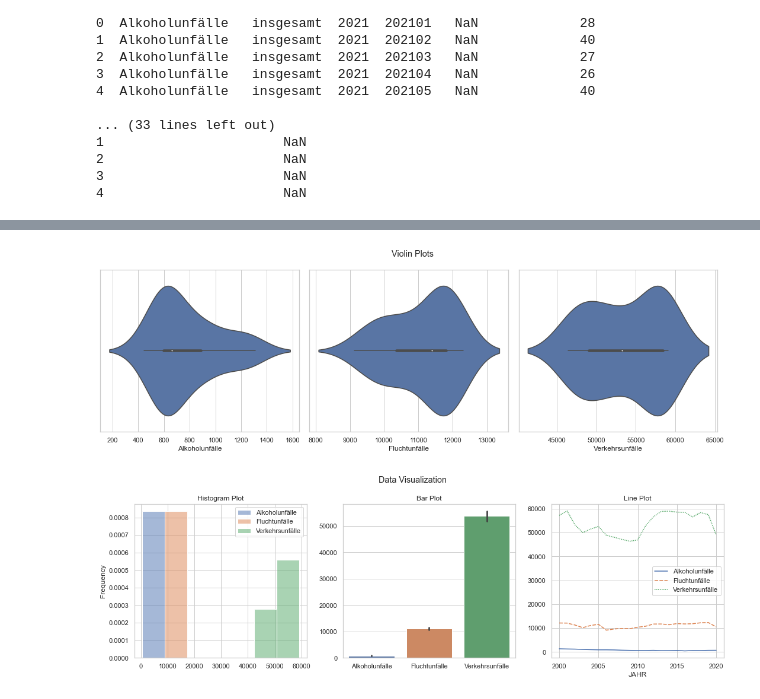
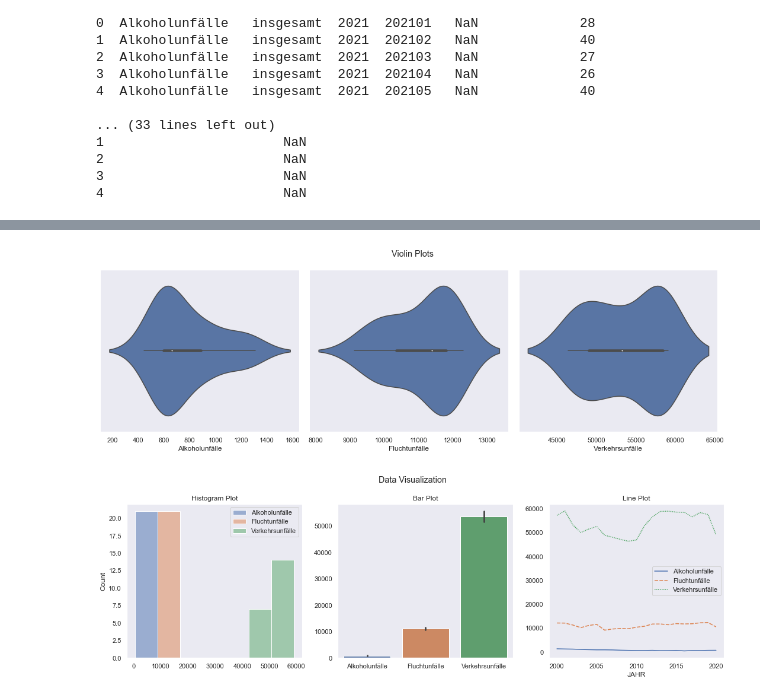
Before and after one commit to qadadri/Digital-Product-School-Challenge, a Jupyter notebook: data_preprocessing_and_visualization.ipynb, the cells around one changed output, grey strips where cells are left out. Saved outputs shown, nothing was run; the diff lists cells and outputs as text; code cells hidden in the pictures.

```diff
--- a/data_preprocessing_and_visualization.ipynb
+++ b/data_preprocessing_and_visualization.ipynb
@@ -114,35 +114,34 @@ plot_data = plot_data.unstack(level = 1) # Let's unstack our data to be able to
 #print(plot_data)
 #print("\n\n")
 
 plot_data.columns = ['Alkoholunfälle', 'Fluchtunfälle', 'Verkehrsunfälle'] # Renaming our columns
 
 sns.set_style('dark')
 
 fig, axes = plt.subplots(1, 3, figsize=(15, 5))
 fig.suptitle('Violin Plots')
-i = 0
-for col in plot_data.columns:
+
+for i,col in enumerate(plot_data.columns):
     sns.violinplot(ax=axes[i], x = plot_data[col])
-    i += 1
 
 fig.tight_layout()
 
 fig, axes = plt.subplots(1, 3, figsize=(15, 5))
 fig.suptitle('Data Visualization')
 
 # Histogram Plot
-sns.histplot(ax=axes[0], data = plot_data, stat = 'frequency')
+sns.histplot(ax=axes[0], data = plot_data, stat = 'count')
 axes[0].set_title("Histogram Plot");
 
 # Bar Plot
 sns.barplot(ax=axes[1], data = plot_data)
 axes[1].set_title("Bar Plot");
 
 # Line Plot
 sns.lineplot(ax=axes[2], data = plot_data)
 axes[2].set_title("Line Plot");
 
 fig.tight_layout()
 # %% [output]
 [figure]
-[figure, old version]
+[figure, new version]
```
Also changed, not shown: parts of 3 cells of this notebook.
